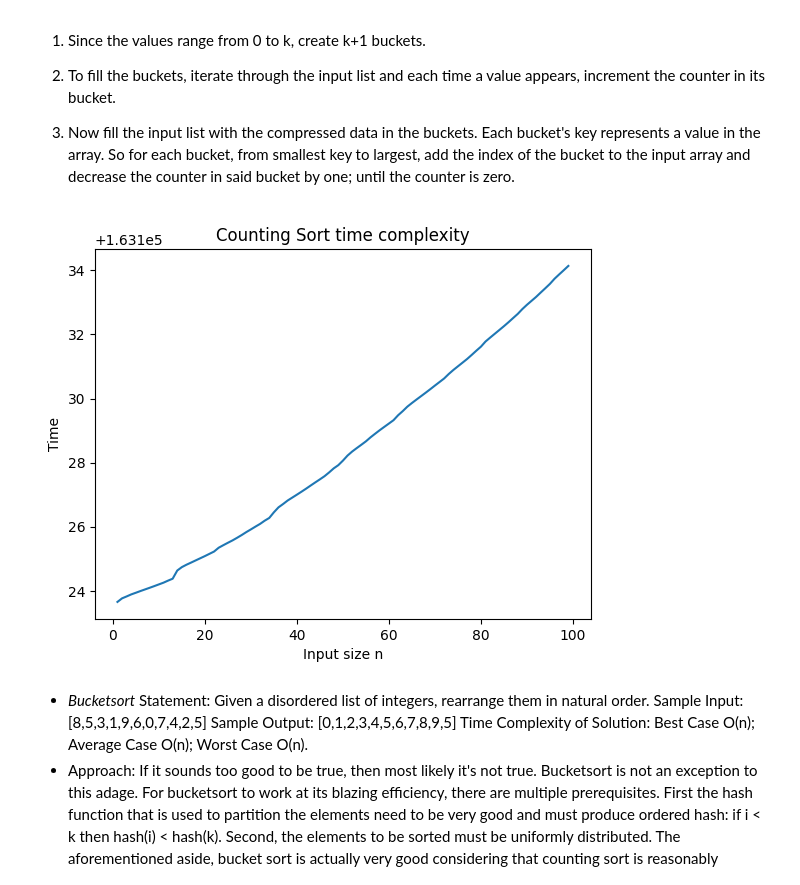
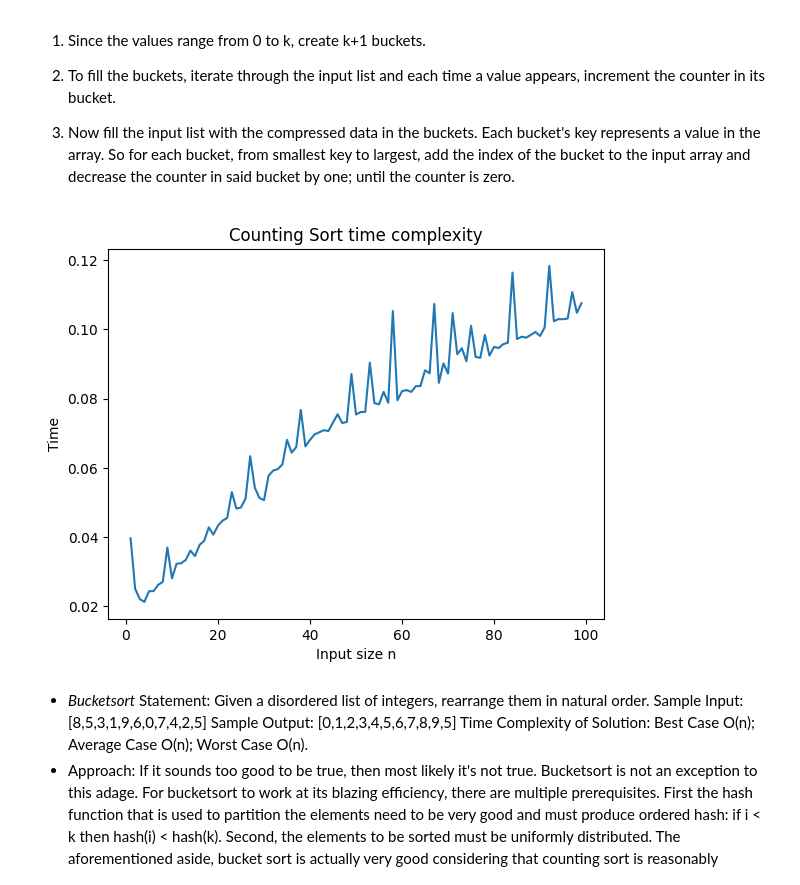
Before and after one commit to AtharvaG-1222/APS-LAB, a Jupyter notebook: Lab_6.ipynb, the cells around one changed output. Saved outputs shown, nothing was run; the diff lists cells and outputs as text; code cells hidden in the pictures.

```diff
--- a/Lab_6.ipynb
+++ b/Lab_6.ipynb
@@ -32,35 +32,35 @@ def countingsort(arr,k):
   c=[0]*k
   b=[0]*len(arr)
 
   for i in arr:
     c[i]+=1
   for i in range(1,len(c)):
     c[i]+=c[i-1]
   for i in range(len(b)-1,-1,-1):
     b[c[arr[i]]-1]=arr[i]
     c[arr[i]]-=1
 
   for i in range(len(arr)):
     arr[i]=b[i]
 
   return arr
 
 
 nv=list(range(1,100))
 tv=[]
 for n in nv:
   arr=np.array(random.randint(0,100,n))
   s=timeit.default_timer()
   arr=countingsort(arr,100)
-  tv.append((timeit.default_timer())*1000 - s)
+  tv.append((timeit.default_timer()  - s)*1000)
 
 plt.plot(nv,tv)
 plt.xlabel("Input size n")
 plt.ylabel("Time")
 plt.title("Counting Sort time complexity")
 plt.show()
 # %% [output]
-[figure, old version]
+[figure, new version]
 # %% [markdown]
  - *Bucketsort*
 Statement:
```
Also changed, not shown: parts of 2 cells of this notebook.
